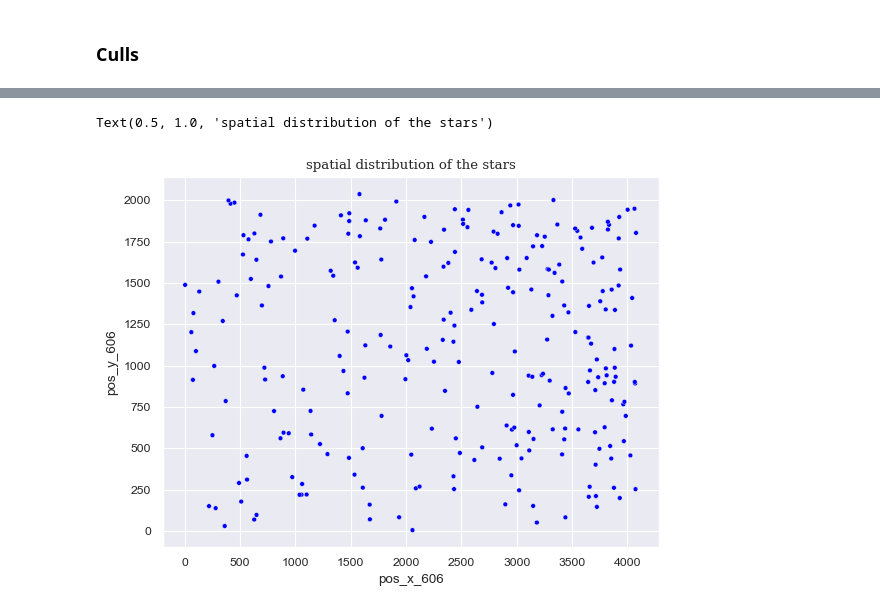
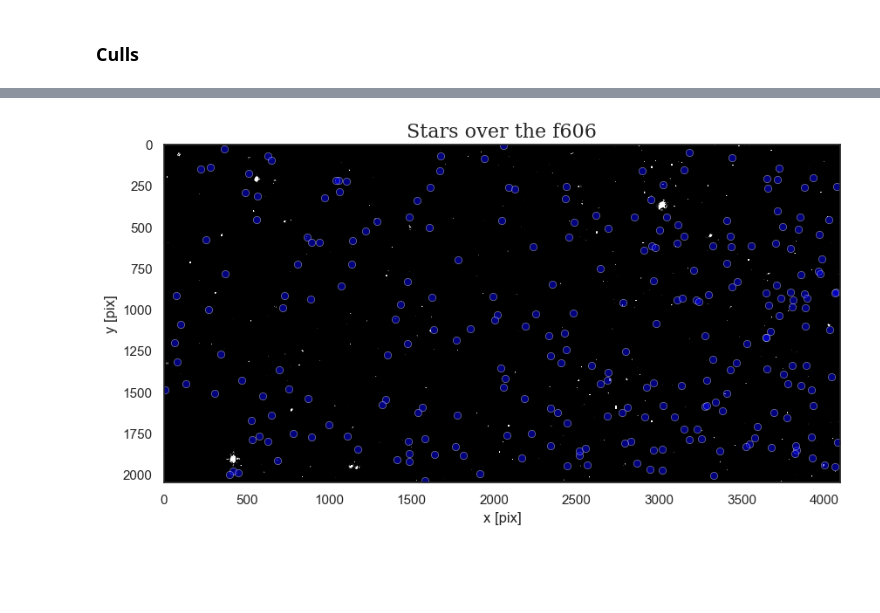
Before and after one commit to patito-mary/topicos, a Jupyter notebook: ModuloII/dolphot2.0/fits/codefordiagram.ipynb, the cells around one changed output, grey strips where cells are left out. Cells and saved outputs as stored; diff of their text form; code cells hidden in the pictures; blank space fills up the shorter version.

```diff
--- a/ModuloII/dolphot2.0/fits/codefordiagram.ipynb
+++ b/ModuloII/dolphot2.0/fits/codefordiagram.ipynb
@@ -74,0 +128,4 @@ final_match = sharp_match[(sharp_match['crowd_sum']<0.16)]
+# %%
+final_match['color'] = final_match['mags_606_corregida'] - final_match['mags_814_corregida']
+
+plotdata = pd.DataFrame(final_match[columns:=['mags_814_corregida', 'color']])
@@ -74,0 +176,13 @@ final_match = sharp_match[(sharp_match['crowd_sum']<0.16)]
+# %%
+sns.set_theme(style='whitegrid', context='notebook', font_scale=1.2, font='serif')
+ax = sns.jointplot(data=plotdata, x='color', y='mags_814_corregida', color='blue',
+                 kind='hex', zorder=0, height=10, )
+ax.plot_joint(sns.kdeplot, color="black", zorder=1, levels=6, alpha=0.2)
+ax.plot_marginals(sns.rugplot, color="black", height=-.15, clip_on=False, alpha=0.2)
+#plt.xlim(26,21)
+plt.yticks(np.arange(21, 26, 0.2), rotation=60, fontsize=8)
+plt.ylabel('mag f814w', fontsize=22, labelpad=20)
+plt.xlabel('color f606w-f814w', fontsize=22)
+plt.savefig('trgbestimation.jpg', dpi=300)
+plt.show()
+# estimamos el TRGB en 24.8  en base a lo observado en la distribucion de las estrellas
@@ -87,10 +235,18 @@ ax.set_xlim(26,21)
+# %%
+image_data = fits.getdata('/Users/patito/Documents/topicos/topicos/ModuloII/dolphot2.0/fits/f606/j9ec41agq_flc.fits')
 # %%
-fig, ax = plt.subplots(1,1)
-sns.set_theme('paper', style='darkgrid')
+from matplotlib.colors import PowerNorm
+fig, ax = plt.subplots(1,1, figsize=(10,10))
+sns.set_theme(style='white')
 
-sns.scatterplot(x=final_match['pos_x_606'],y=final_match['pos_y_606'], size=1,
-                color='blue', legend=False)
-ax.set_title('spatial distribution of the stars', fontfamily='serif')
+ax.imshow(image_data, cmap='gray', norm=PowerNorm(gamma=1, vmax=80, vmin=40))
+sns.scatterplot(x=final_match['pos_x_606'],y=final_match['pos_y_606'],
+                markers='*', color='blue', legend=False, alpha=0.5)
+ax.set_title('Stars over the f606', fontfamily='serif', fontsize=16)
+ax.set_xlabel('x [pix]')
+ax.set_ylabel('y [pix]')
+ax.grid(False)
+fig.savefig('starsoverthefieldof606.jpg', dpi=350)
+plt.show()
 # %% [output]
-Text(0.5, 1.0, 'spatial distribution of the stars')
-[figure, old version]
+[figure, new version]
```
Also changed, not shown: parts of 8 cells of this notebook, 25 other files.
